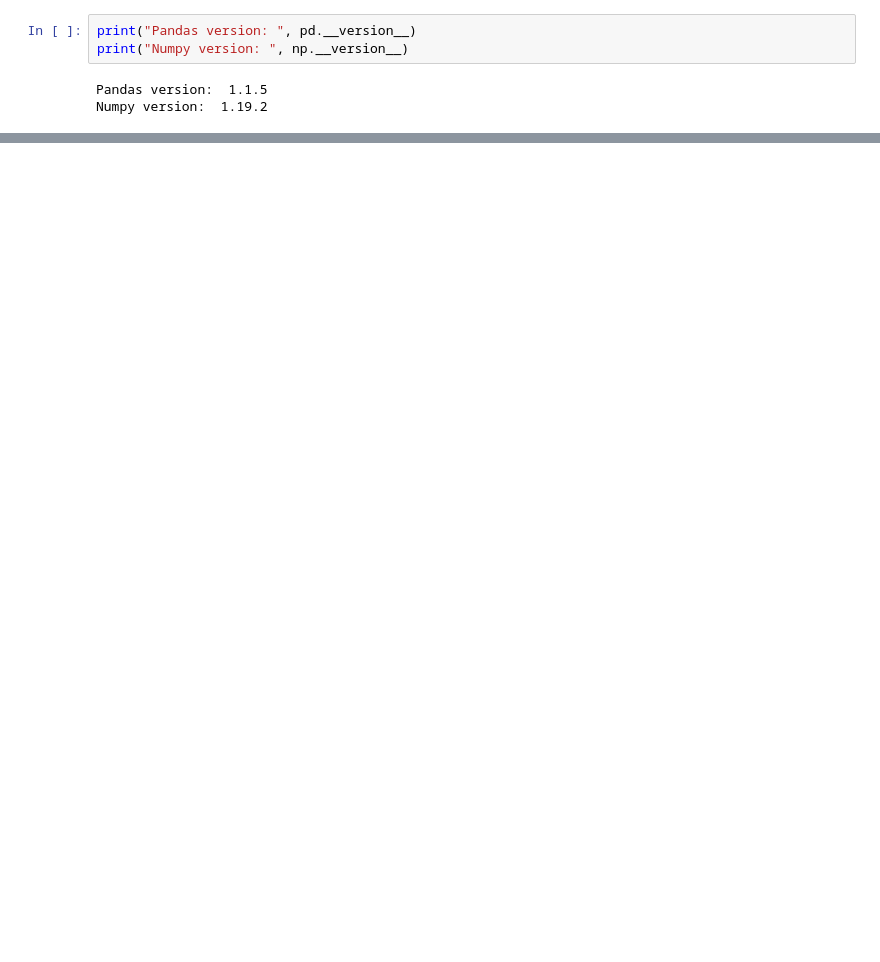
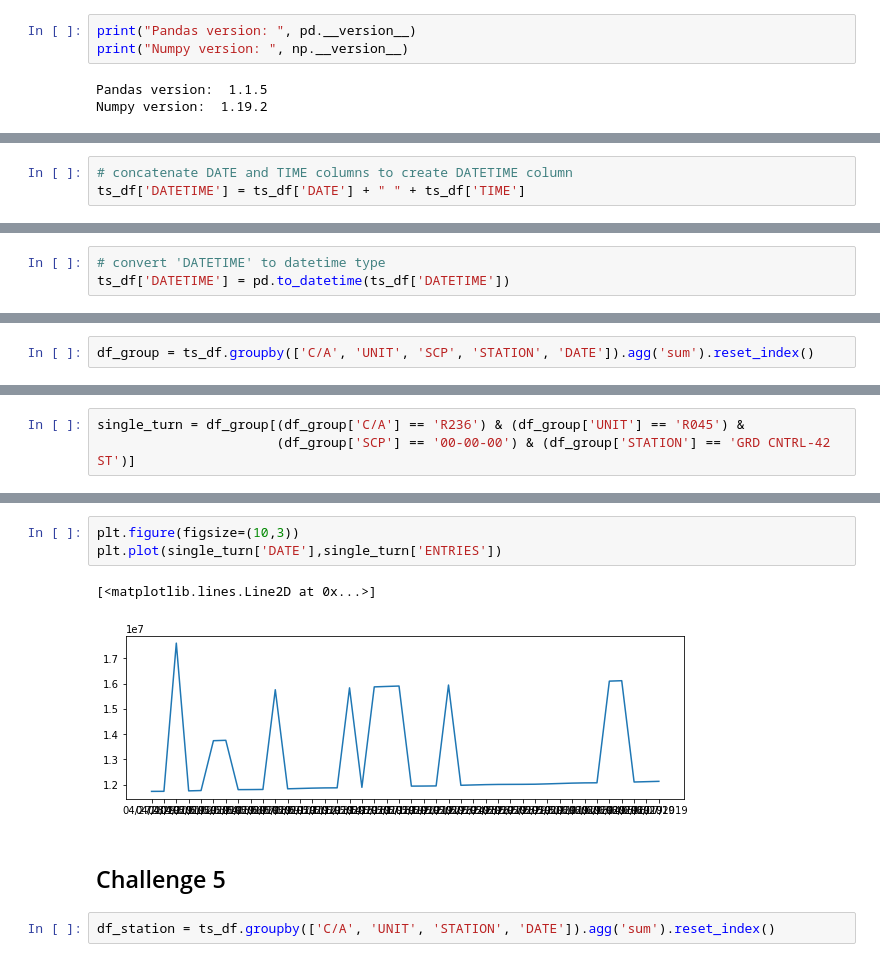
Before and after one commit to jlmartin100/Metis_Projects, a Jupyter notebook: Project_1/Project_1_Jess_M.ipynb, the cells around one changed output, grey strips where cells are left out. Cells and saved outputs as stored; diff of their text form; blank space fills up the shorter version.

```diff
--- a/Project_1/Project_1_Jess_M.ipynb
+++ b/Project_1/Project_1_Jess_M.ipynb
@@ -47,0 +65,3 @@ ts_2019['date'].max()
+# %%
+# concatenate DATE and TIME columns to create DATETIME column
+ts_df['DATETIME'] = ts_df['DATE'] + " " + ts_df['TIME']
@@ -47,0 +77,3 @@ ts_2019['date'].max()
+# %%
+# convert 'DATETIME' to datetime type
+ts_df['DATETIME'] = pd.to_datetime(ts_df['DATETIME'])
@@ -47,0 +101,2 @@ ts_2019['date'].max()
+# %%
+df_group = ts_df.groupby(['C/A', 'UNIT', 'SCP', 'STATION', 'DATE']).agg('sum').reset_index()
@@ -47,0 +147,3 @@ ts_2019['date'].max()
+# %%
+single_turn = df_group[(df_group['C/A'] == 'R236') & (df_group['UNIT'] == 'R045') &
+                       (df_group['SCP'] == '00-00-00') & (df_group['STATION'] == 'GRD CNTRL-42 ST')]
@@ -47,0 +159,10 @@ ts_2019['date'].max()
+# %%
+plt.figure(figsize=(10,3))
+plt.plot(single_turn['DATE'],single_turn['ENTRIES'])
+# %% [output]
+[<matplotlib.lines.Line2D at 0x...>]
+[figure, added]
+# %% [markdown]
+## Challenge 5
+# %%
+df_station = ts_df.groupby(['C/A', 'UNIT', 'STATION', 'DATE']).agg('sum').reset_index()
```
Also changed, not shown: parts of 45 cells of this notebook.
